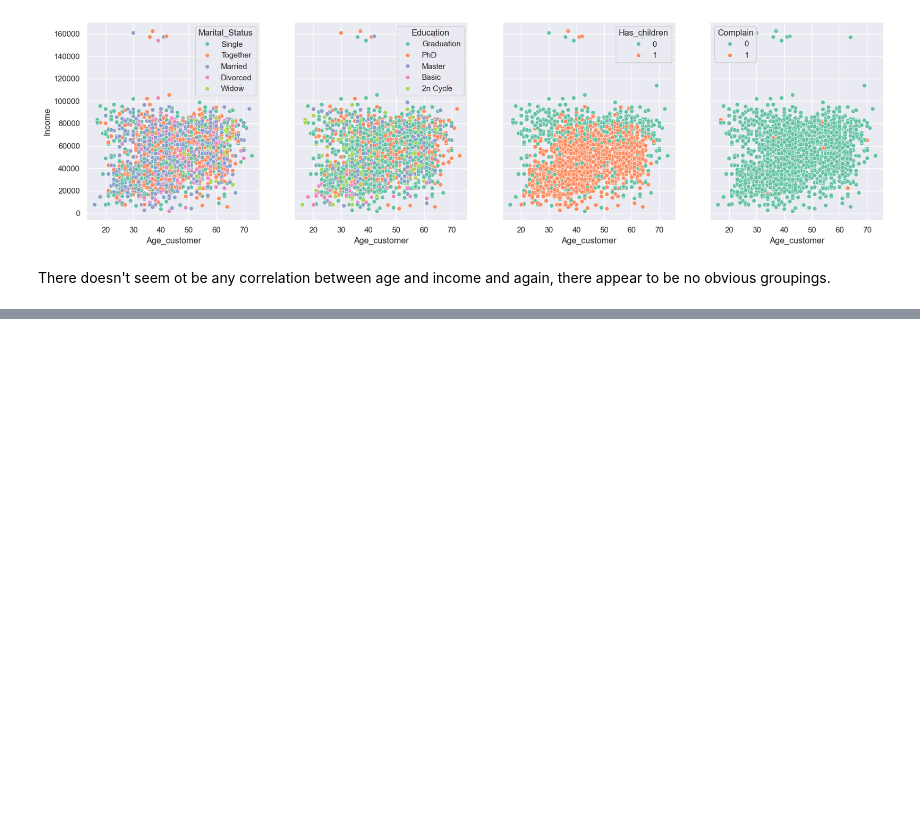
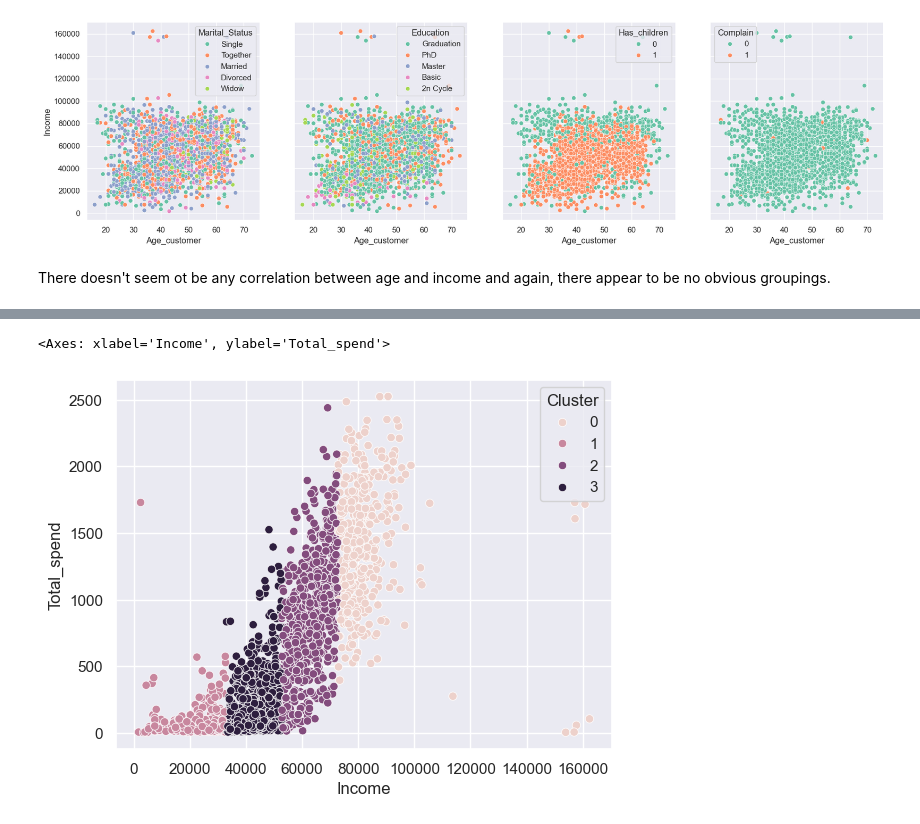
Before and after one commit to windc-888/Customer-segmentation, a Jupyter notebook: code.ipynb, the cells around one changed output, grey strips where cells are left out. Cells and saved outputs as stored; diff of their text form; code cells hidden in the pictures; blank space fills up the shorter version.

```diff
--- a/code.ipynb
+++ b/code.ipynb
@@ -304,0 +378,11 @@ There doesn't seem ot be any correlation between age and income and again, there
+# %%
+# 4 clusters appear to be the ideal number, so we will proceed with model training/fitting with 4 clusters
+kmodel = KMeans(n_clusters = 4,init='k-means++',max_iter=400,random_state=42)
+predictions = kmodel.fit_predict(scaled_data)
+reduced_data["Cluster"] = predictions
+
+# Visualising the clusters
+sns.scatterplot(reduced_data, x="Income", y="Total_spend", hue="Cluster")
+# %% [output]
+<Axes: xlabel='Income', ylabel='Total_spend'>
+[figure, added]
```
Also changed, not shown: parts of 8 cells of this notebook.
